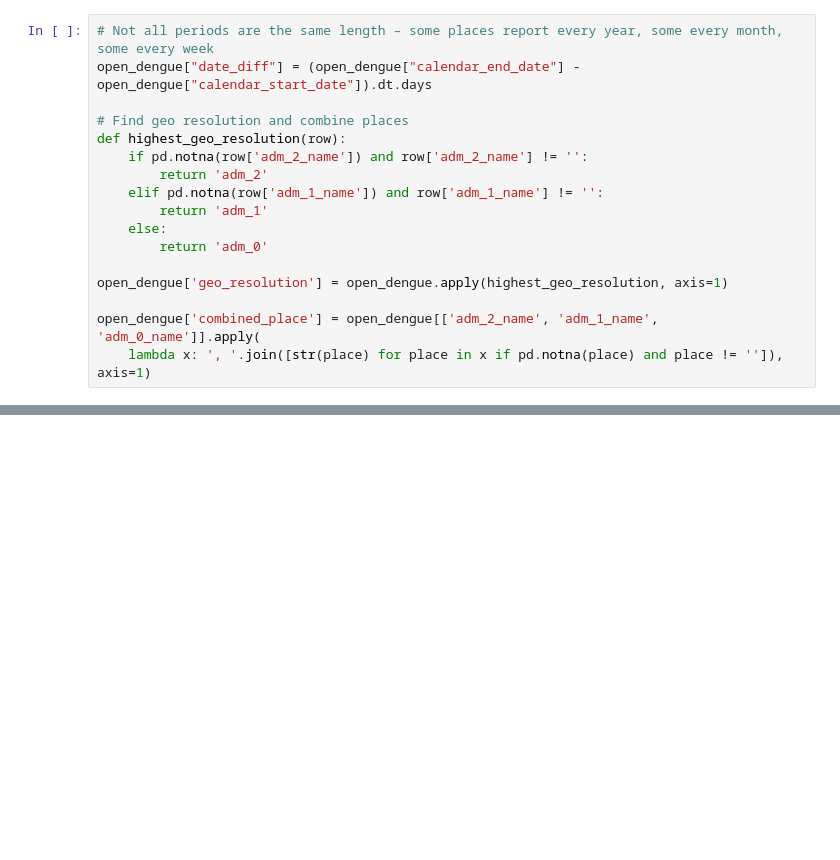
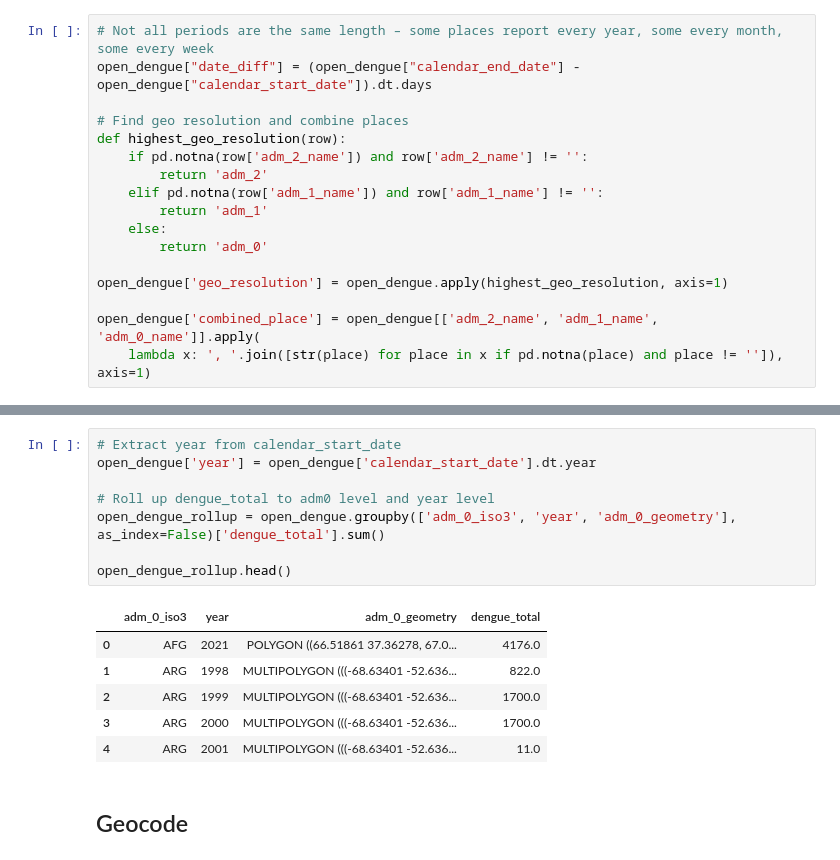
Before and after one commit to haileyrobertson/endemic-factors, a Jupyter notebook: src/ef_opendengue_cleaning.ipynb, the cells around one changed output, grey strips where cells are left out. Drawn from its saved outputs; the diff is of its cells as text; blank space fills up the shorter version.

```diff
--- a/src/ef_opendengue_cleaning.ipynb
+++ b/src/ef_opendengue_cleaning.ipynb
@@ -98,3 +265,20 @@ open_dengue['combined_place'] = open_dengue[['adm_2_name', 'adm_1_name', 'adm_0_
+# %%
+# Extract year from calendar_start_date
+open_dengue['year'] = open_dengue['calendar_start_date'].dt.year
+
+# Roll up dengue_total to adm0 level and year level
+open_dengue_rollup = open_dengue.groupby(['adm_0_iso3', 'year', 'adm_0_geometry'], as_index=False)['dengue_total'].sum()
+
+open_dengue_rollup.head()
+# %% [output]
+|  | adm_0_iso3 | year | adm_0_geometry | dengue_total |
+| 0 | AFG | 2021 | POLYGON ((66.51861 37.36278, 67.0... | 4176.0 |
+| 1 | ARG | 1998 | MULTIPOLYGON (((-68.63401 -52.636... | 822.0 |
+| 2 | ARG | 1999 | MULTIPOLYGON (((-68.63401 -52.636... | 1700.0 |
+| 3 | ARG | 2000 | MULTIPOLYGON (((-68.63401 -52.636... | 1700.0 |
+| 4 | ARG | 2001 | MULTIPOLYGON (((-68.63401 -52.636... | 11.0 |
+# %% [markdown]
+## Geocode
 # %%
 # # GEOCODE places (if needed)
 #  user_agent = os.getenv("USER_AGENT")
```
Also changed, not shown: parts of 14 cells of this notebook.
